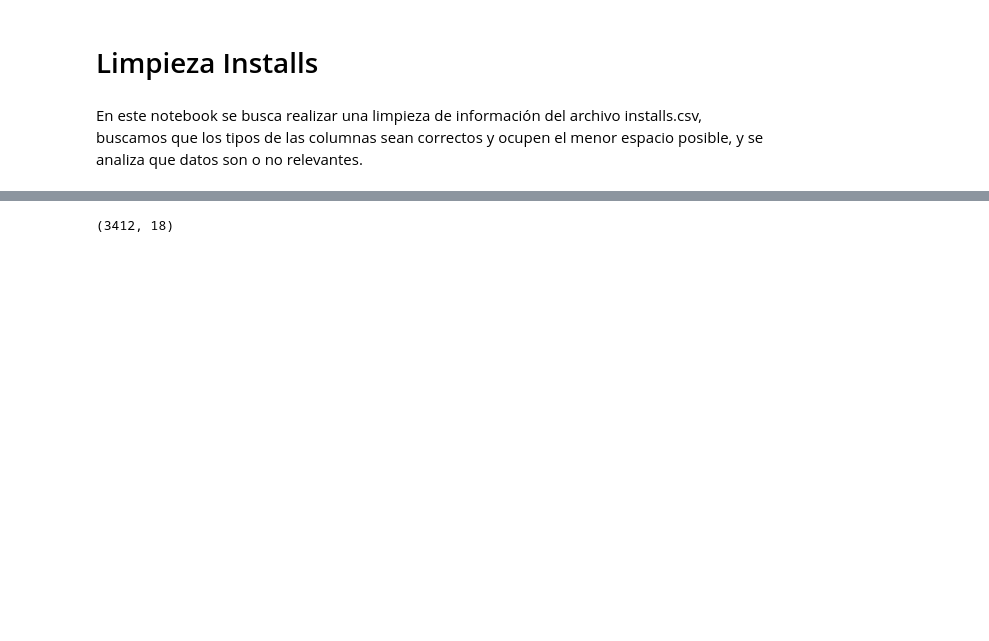
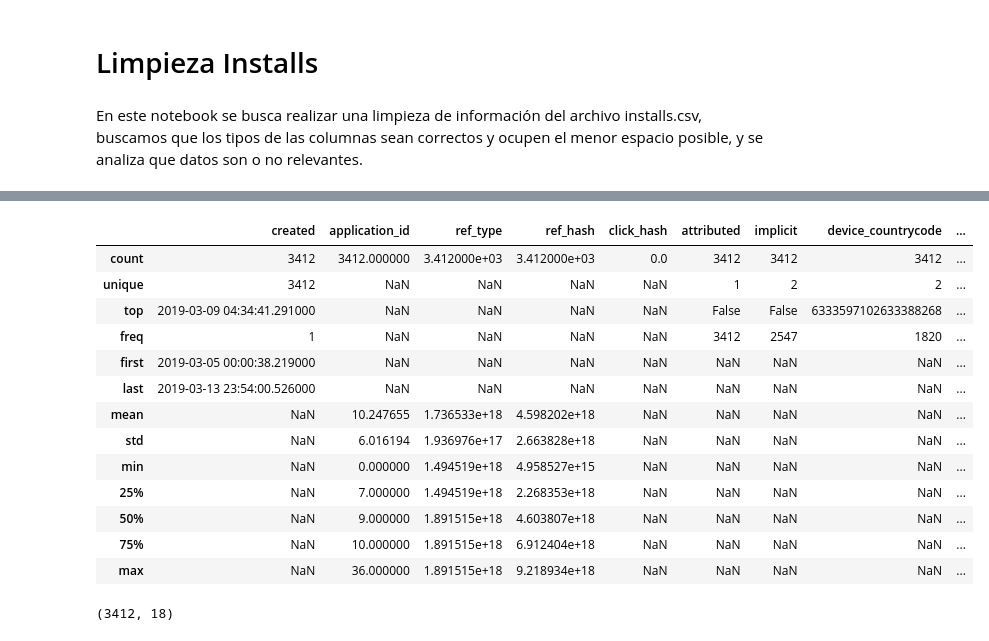
Before and after one commit to alepenaa94/Datos_2019, a Jupyter notebook: Notebook/Limpieza_Installs.ipynb, the cells around one changed output, grey strips where cells are left out. Cells and saved outputs as stored; diff of their text form; code cells hidden in the pictures; blank space fills up the shorter version.

```diff
--- a/Notebook/Limpieza_Installs.ipynb
+++ b/Notebook/Limpieza_Installs.ipynb
@@ -9,7 +9,8 @@ import numpy as np
 import warnings
 warnings.filterwarnings('ignore')
 # %%
-installs = pd.read_csv('../Data/installs.csv.gzip', compression = 'gzip', dtype={'application_id':np.int8,'device_countrycode':'category'}, parse_dates=['created'])
+installs = pd.read_csv('../Data/installs.csv.gzip', compression = 'gzip',
+                       dtype={'application_id':np.int8, 'device_countrycode':'category'}, parse_dates=['created'])
 # %%
 installs.head()
 # %% [output]
@@ -19,6 +20,23 @@ installs.head()
 | 2 | 2019-03-13 04:20:57.666 | 0 | 1891515180541284343 | 7953318831018100268 | NaN | False | True | 6333597102633388268 | ... |
 | 3 | 2019-03-13 04:20:57.698 | 0 | 1891515180541284343 | 7953318831018100268 | NaN | False | False | 6333597102633388268 | ... |
 | 4 | 2019-03-10 22:24:56.684 | 0 | 1891515180541284343 | 8355110941557237501 | NaN | False | True | 6333597102633388268 | ... |
+# %%
+installs.describe(include='all')
+# %% [output]
+|  | created | application_id | ref_type | ref_hash | click_hash | attributed | implicit | device_countrycode | ... |
+| count | 3412 | 3412.000000 | 3.412000e+03 | 3.412000e+03 | 0.0 | 3412 | 3412 | 3412 | ... |
+| unique | 3412 | NaN | NaN | NaN | NaN | 1 | 2 | 2 | ... |
+| top | 2019-03-09 04:34:41.291000 | NaN | NaN | NaN | NaN | False | False | 6333597102633388268 | ... |
+| freq | 1 | NaN | NaN | NaN | NaN | 3412 | 2547 | 1820 | ... |
+| first | 2019-03-05 00:00:38.219000 | NaN | NaN | NaN | NaN | NaN | NaN | NaN | ... |
+| last | 2019-03-13 23:54:00.526000 | NaN | NaN | NaN | NaN | NaN | NaN | NaN | ... |
+| mean | NaN | 10.247655 | 1.736533e+18 | 4.598202e+18 | NaN | NaN | NaN | NaN | ... |
+| std | NaN | 6.016194 | 1.936976e+17 | 2.663828e+18 | NaN | NaN | NaN | NaN | ... |
+| min | NaN | 0.000000 | 1.494519e+18 | 4.958527e+15 | NaN | NaN | NaN | NaN | ... |
+| 25% | NaN | 7.000000 | 1.494519e+18 | 2.268353e+18 | NaN | NaN | NaN | NaN | ... |
+| 50% | NaN | 9.000000 | 1.891515e+18 | 4.603807e+18 | NaN | NaN | NaN | NaN | ... |
+| 75% | NaN | 10.000000 | 1.891515e+18 | 6.912404e+18 | NaN | NaN | NaN | NaN | ... |
+| max | NaN | 36.000000 | 1.891515e+18 | 9.218934e+18 | NaN | NaN | NaN | NaN | ... |
 # %%
 installs.shape
 # %% [output]
```
Also changed, not shown: 1 other file.
